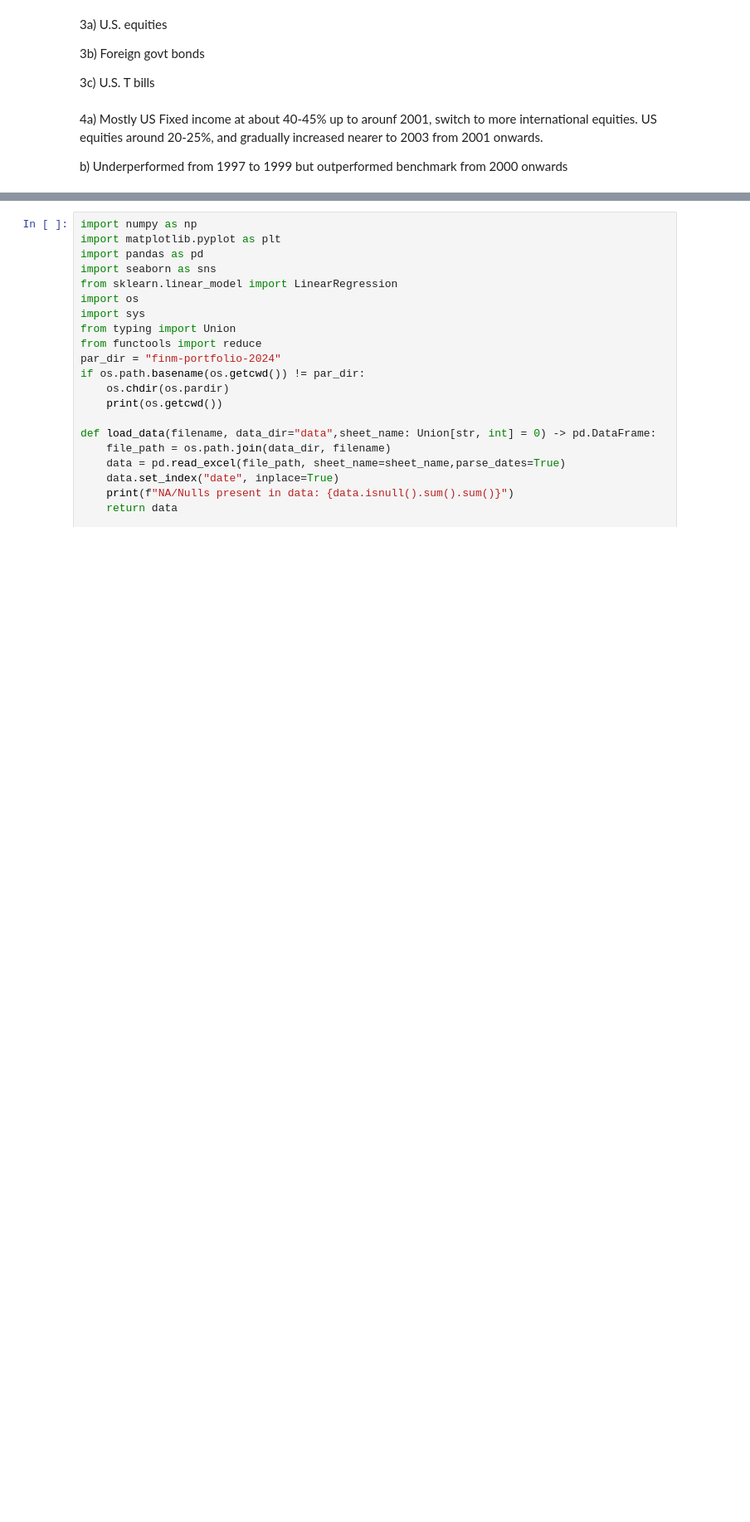
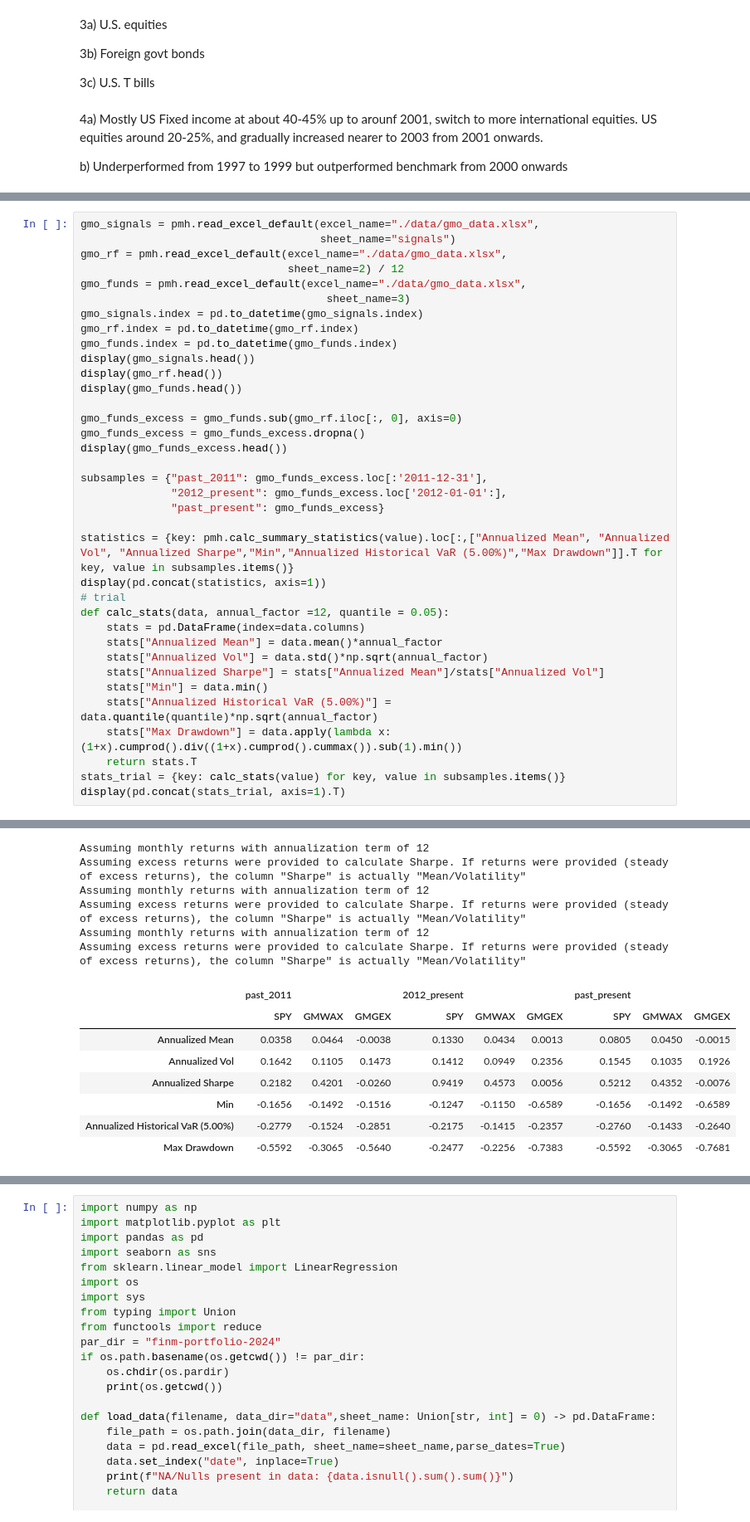
Before and after one commit to andyandikko/finm-portfolio-2024, a Jupyter notebook: practice/hw7_practice.ipynb, the cells around one changed output, grey strips where cells are left out. Shown: that part at 83% size. Cells and saved outputs as stored; diff of their text form; blank space fills up the shorter version.

```diff
--- a/practice/hw7_practice.ipynb
+++ b/practice/hw7_practice.ipynb
@@ -26,0 +63,37 @@ b) Underperformed from 1997 to 1999 but outperformed benchmark from 2000 onwards
+# %%
+gmo_signals = pmh.read_excel_default(excel_name="./data/gmo_data.xlsx",
+                                     sheet_name="signals")
+gmo_rf = pmh.read_excel_default(excel_name="./data/gmo_data.xlsx",
+                                sheet_name=2) / 12
+gmo_funds = pmh.read_excel_default(excel_name="./data/gmo_data.xlsx",
+                                      sheet_name=3)
+gmo_signals.index = pd.to_datetime(gmo_signals.index)
+gmo_rf.index = pd.to_datetime(gmo_rf.index)
+gmo_funds.index = pd.to_datetime(gmo_funds.index)
+display(gmo_signals.head())
+display(gmo_rf.head())
+display(gmo_funds.head())
+
+gmo_funds_excess = gmo_funds.sub(gmo_rf.iloc[:, 0], axis=0)
+gmo_funds_excess = gmo_funds_excess.dropna()
+display(gmo_funds_excess.head())
+
+subsamples = {"past_2011": gmo_funds_excess.loc[:'2011-12-31'],
+              "2012_present": gmo_funds_excess.loc['2012-01-01':],
+              "past_present": gmo_funds_excess}
+
+statistics = {key: pmh.calc_summary_statistics(value).loc[:,["Annualized Mean", "Annualized Vol", "Annualized Sharpe","Min","Annualized Historical VaR (5.00%)","Max Drawdown"]].T for key, value in subsamples.items()}
+display(pd.concat(statistics, axis=1))
+# trial
+def calc_stats(data, annual_factor =12, quantile = 0.05):
+    stats = pd.DataFrame(index=data.columns)
+    stats["Annualized Mean"] = data.mean()*annual_factor
+    stats["Annualized Vol"] = data.std()*np.sqrt(annual_factor)
+    stats["Annualized Sharpe"] = stats["Annualized Mean"]/stats["Annualized Vol"]
+    stats["Min"] = data.min()
+    stats["Annualized Historical VaR (5.00%)"] = data.quantile(quantile)*np.sqrt(annual_factor)
+    stats["Max Drawdown"] = data.apply(lambda x: (1+x).cumprod().div((1+x).cumprod().cummax()).sub(1).min())
+    return stats.T
+stats_trial = {key: calc_stats(value) for key, value in subsamples.items()}
+display(pd.concat(stats_trial, axis=1).T)
+# %% [output]
@@ -26,0 +128,14 @@ b) Underperformed from 1997 to 1999 but outperformed benchmark from 2000 onwards
+Assuming monthly returns with annualization term of 12
+Assuming excess returns were provided to calculate Sharpe. If returns were provided (steady of excess returns), the column "Sharpe" is actually "Mean/Volatility"
+Assuming monthly returns with annualization term of 12
+Assuming excess returns were provided to calculate Sharpe. If returns were provided (steady of excess returns), the column "Sharpe" is actually "Mean/Volatility"
+Assuming monthly returns with annualization term of 12
+Assuming excess returns were provided to calculate Sharpe. If returns were provided (steady of excess returns), the column "Sharpe" is actually "Mean/Volatility"
+|  | past_2011 |  |  | 2012_present |  |  | past_present |  |  |
+|  | SPY | GMWAX | GMGEX | SPY | GMWAX | GMGEX | SPY | GMWAX | GMGEX |
+| Annualized Mean | 0.0358 | 0.0464 | -0.0038 | 0.1330 | 0.0434 | 0.0013 | 0.0805 | 0.0450 | -0.0015 |
+| Annualized Vol | 0.1642 | 0.1105 | 0.1473 | 0.1412 | 0.0949 | 0.2356 | 0.1545 | 0.1035 | 0.1926 |
+| Annualized Sharpe | 0.2182 | 0.4201 | -0.0260 | 0.9419 | 0.4573 | 0.0056 | 0.5212 | 0.4352 | -0.0076 |
+| Min | -0.1656 | -0.1492 | -0.1516 | -0.1247 | -0.1150 | -0.6589 | -0.1656 | -0.1492 | -0.6589 |
+| Annualized Historical VaR (5.00%) | -0.2779 | -0.1524 | -0.2851 | -0.2175 | -0.1415 | -0.2357 | -0.2760 | -0.1433 | -0.2640 |
+| Max Drawdown | -0.5592 | -0.3065 | -0.5640 | -0.2477 | -0.2256 | -0.7383 | -0.5592 | -0.3065 | -0.7681 |
```
Also changed, not shown: parts of 8 cells of this notebook, 2 other files.
